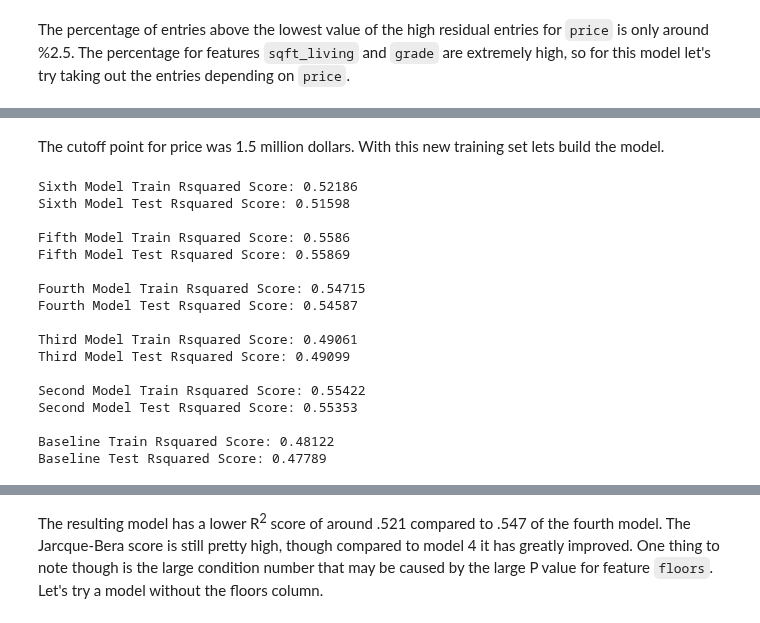
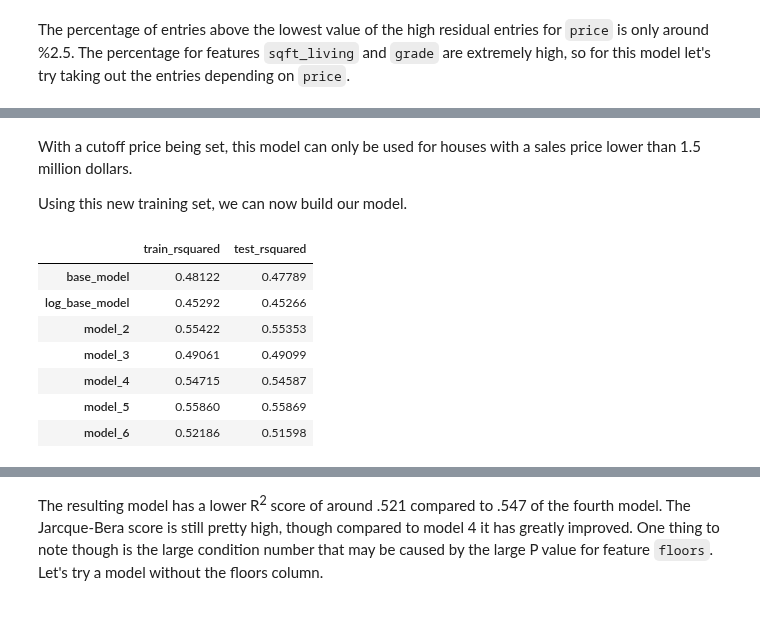
Before and after one commit to cschneck7/phase-2-project, a Jupyter notebook: EDA_and_Modelling.ipynb, the cells around one changed output, grey strips where cells are left out. Saved outputs shown, nothing was run; the diff lists cells and outputs as text; code cells hidden in the pictures.

```diff
--- a/EDA_and_Modelling.ipynb
+++ b/EDA_and_Modelling.ipynb
@@ -447,0 +381,7 @@ Baseline Test Rsquared Score: 0.47789
+# %%
+# Creates training set for model 3
+X_train_model3 = X_train.drop(columns='sqft_living', axis=1)
+
+# Returns dataframe consisting models cross validated average Rsquared scores
+df_rsquared_cv = dp.rsquared_df(X_train_model3, y_train, 'model_3', df_rsquared_cv)
+df_rsquared_cv
@@ -741,50 +570,27 @@ price_cutoff
 # %% [markdown]
-The cutoff point for price was 1.5 million dollars. With this new training set lets build the model.
+With a cutoff price being set, this model can only be used for houses with a sales price lower than 1.5 million dollars.
+
+Using this new training set, we can now build our model.
-# %%
-# Cross validates training data from sixth model
-model6_results = dp.cross_val(X_train_model6, y_train_model6)
-
-# prints sixth models cross validation results
-print('Sixth Model Train Rsquared Score: {}'.format(round(model6_results['train_score'].mean(), 5)))
-print('Sixth Model Test Rsquared Score: {}\n'.format(round(model6_results['test_score'].mean(), 5)))
-
-# prints fifth models cross validation results
-print('Fifth Model Train Rsquared Score: {}'.format(round(model5_results['train_score'].mean(), 5)))
-print('Fifth Model Test Rsquared Score: {}\n'.format(round(model5_results['test_score'].mean(), 5)))
-
-# prints fourth models cross validation results
-print('Fourth Model Train Rsquared Score: {}'.format(round(model4_results['train_score'].mean(), 5)))
-print('Fourth Model Test Rsquared Score: {}\n'.format(round(model4_results['test_score'].mean(), 5)))
-
-# prints third models cross validation results
-print('Third Model Train Rsquared Score: {}'.format(round(model3_results['train_score'].mean(), 5)))
-print('Third Model Test Rsquared Score: {}\n'.format(round(model3_results['test_score'].mean(), 5)))
-
-# prints second models cross validation results
-print('Second Model Train Rsquared Score: {}'.format(round(model2_results['train_score'].mean(), 5)))
-print('Second Model Test Rsquared Score: {}\n'.format(round(model2_results['test_score'].mean(), 5)))
-
-# prints baseline cross validation results
-print('Baseline Train Rsquared Score: {}'.format(round(base_results['train_score'].mean(), 5)))
-print('Baseline Test Rsquared Score: {}'.format(round(base_results['test_score'].mean(), 5)))
-# %% [output]
-Sixth Model Train Rsquared Score: 0.52186
-Sixth Model Test Rsquared Score: 0.51598
-
-Fifth Model Train Rsquared Score: 0.5586
-Fifth Model Test Rsquared Score: 0.55869
-
-Fourth Model Train Rsquared Score: 0.54715
-Fourth Model Test Rsquared Score: 0.54587
-
-Third Model Train Rsquared Score: 0.49061
-Third Model Test Rsquared Score: 0.49099
-
-Second Model Train Rsquared Score: 0.55422
-Second Model Test Rsquared Score: 0.55353
-
-Baseline Train Rsquared Score: 0.48122
-Baseline Test Rsquared Score: 0.47789
+# %%
+# Grabs training set data
+X_train_model6 = model6_sets['X_train']
+y_train_model6 = model6_sets['y_train']
+
+# Cross validates training data from sixth model
+model6_results = dp.cross_val(X_train_model6, y_train_model6)
+
+# Returns dataframe consisting models cross validated average Rsquared scores
+df_rsquared_cv = dp.rsquared_df(X_train_model6, y_train_model6, 'model_6', df_rsquared_cv)
+df_rsquared_cv
+# %% [output]
+|  | train_rsquared | test_rsquared |
+| base_model | 0.48122 | 0.47789 |
+| log_base_model | 0.45292 | 0.45266 |
+| model_2 | 0.55422 | 0.55353 |
+| model_3 | 0.49061 | 0.49099 |
+| model_4 | 0.54715 | 0.54587 |
+| model_5 | 0.55860 | 0.55869 |
+| model_6 | 0.52186 | 0.51598 |
 # %%
 model6 = dp.model_summary(X_train_model6, y_train_model6)
 model6.summary()
```
Also changed, not shown: parts of 42 cells of this notebook, 2 other files.
